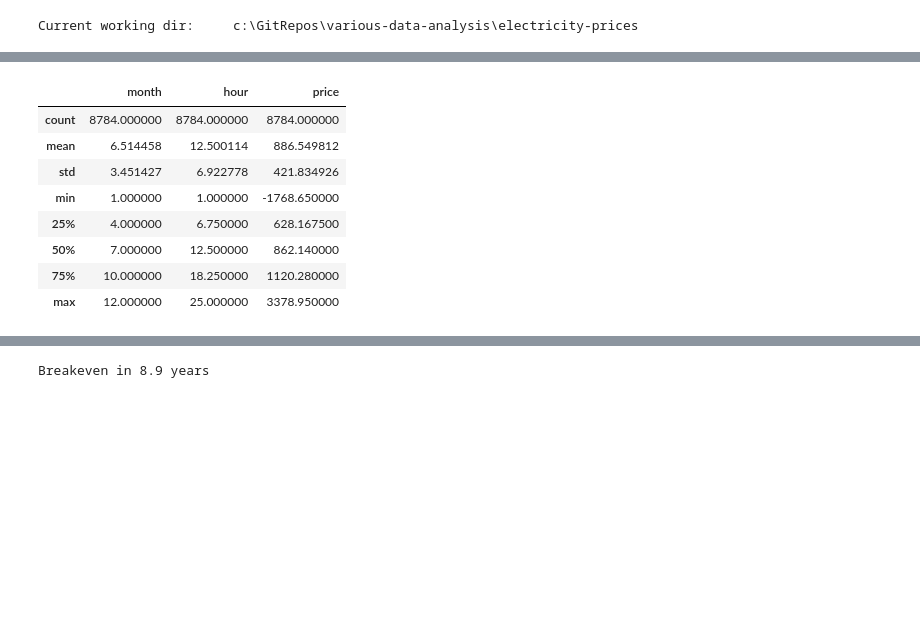
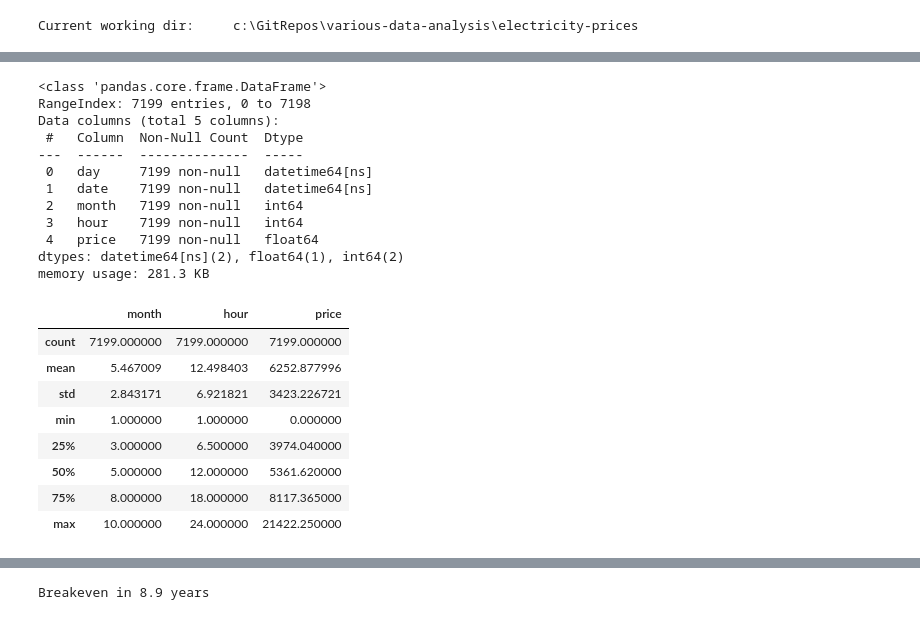
Before and after one commit to ronmarti/various-data-analysis, a Jupyter notebook: electricity-prices/exploratory-data-analysis.ipynb, the cells around one changed output, grey strips where cells are left out. Saved outputs shown, nothing was run; the diff lists cells and outputs as text; code cells hidden in the pictures; blank space fills up the shorter version.

```diff
--- a/electricity-prices/exploratory-data-analysis.ipynb
+++ b/electricity-prices/exploratory-data-analysis.ipynb
@@ -17,7 +17,7 @@ import seaborn as sns
 # %% [output]
 Current working dir:     c:\GitRepos\various-data-analysis\electricity-prices
 # %%
-filename = Path("Rocni_zprava_o_trhu_2020_V0.csv")
+filename = Path("Rocni_zprava_o_trhu_2022_V0_rijen.csv")
 root_data = Path("C:/DATA_FAST/electricity")
 # read only header first for prep on parsing and stuff
 cols_from_header = pd.read_csv(root_data / filename, nrows=0).columns.tolist()
@@ -31,22 +43,36 @@ FileNotFoundError: [Errno 2] No such file or directory: 'C:\\DATA_FAST\\electric
 # %%
 df = pd.DataFrame()
+df['day'] = pd.to_datetime(data_raw['Den'])
 df['date'] = pd.to_datetime(data_raw['Den'])
 df['date'] += pd.to_timedelta(data_raw['Hodina'], unit='h')
 df['month'] = data_raw['Den'].apply(lambda date: date.month)
 df['hour'] = data_raw['Hodina']
 df['price'] = data_raw['CZK/MWh']
 df.set_index('date')
+df.info()
 df.describe()
 # %% [output]
+<class 'pandas.core.frame.DataFrame'>
+RangeIndex: 7199 entries, 0 to 7198
+Data columns (total 5 columns):
+ #   Column  Non-Null Count  Dtype
+---  ------  --------------  -----
+ 0   day     7199 non-null   datetime64[ns]
+ 1   date    7199 non-null   datetime64[ns]
+ 2   month   7199 non-null   int64
+ 3   hour    7199 non-null   int64
+ 4   price   7199 non-null   float64
+dtypes: datetime64[ns](2), float64(1), int64(2)
+memory usage: 281.3 KB
 |  | month | hour | price |
-| count | 8784.000000 | 8784.000000 | 8784.000000 |
-| mean | 6.514458 | 12.500114 | 886.549812 |
-| std | 3.451427 | 6.922778 | 421.834926 |
-| min | 1.000000 | 1.000000 | -1768.650000 |
-| 25% | 4.000000 | 6.750000 | 628.167500 |
-| 50% | 7.000000 | 12.500000 | 862.140000 |
-| 75% | 10.000000 | 18.250000 | 1120.280000 |
-| max | 12.000000 | 25.000000 | 3378.950000 |
+| count | 7199.000000 | 7199.000000 | 7199.000000 |
+| mean | 5.467009 | 12.498403 | 6252.877996 |
+| std | 2.843171 | 6.921821 | 3423.226721 |
+| min | 1.000000 | 1.000000 | 0.000000 |
+| 25% | 3.000000 | 6.500000 | 3974.040000 |
+| 50% | 5.000000 | 12.000000 | 5361.620000 |
+| 75% | 8.000000 | 18.000000 | 8117.365000 |
+| max | 10.000000 | 24.000000 | 21422.250000 |
 # %%
 fig, ax = plt.subplots(1, 1, figsize=(16, 4))
 sns.lineplot(data=df, x='date', y='price')
```
Also changed, not shown: parts of 10 cells of this notebook, 1 other file.
